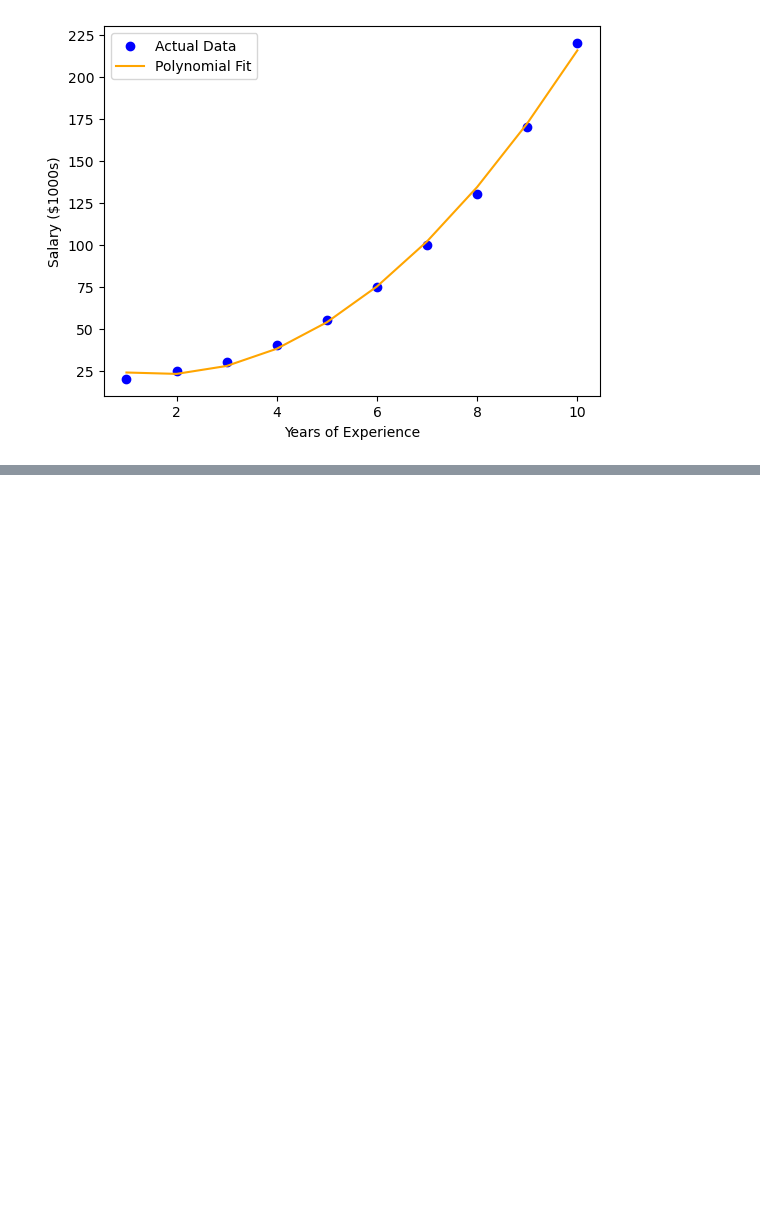
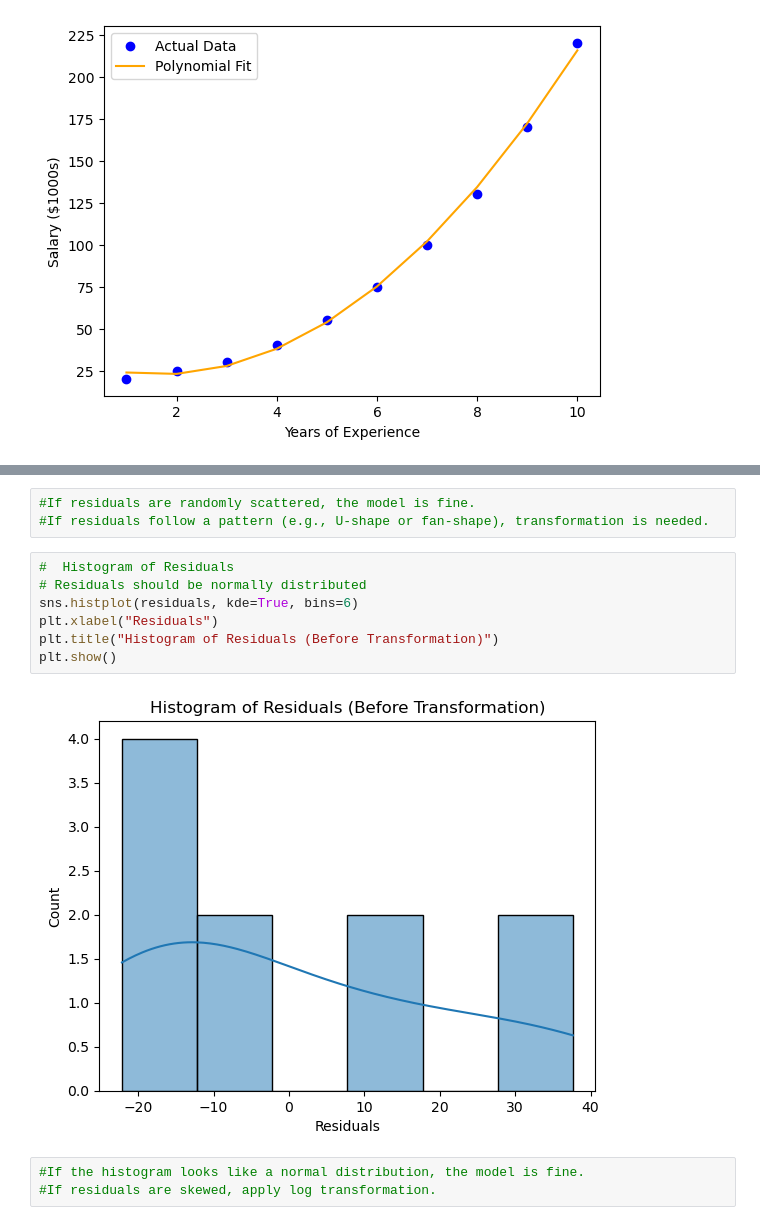
Before and after one commit to hadasssahamase/modeling_projects, a Jupyter notebook: simple_linearregression_model.ipynb, the cells around one changed output, grey strips where cells are left out. Cells and saved outputs as stored; diff of their text form; blank space fills up the shorter version.

```diff
--- a/simple_linearregression_model.ipynb
+++ b/simple_linearregression_model.ipynb
@@ -165,0 +201,15 @@ plt.show()
+# %%
+#If residuals are randomly scattered, the model is fine.
+#If residuals follow a pattern (e.g., U-shape or fan-shape), transformation is needed.
+# %%
+#  Histogram of Residuals
+# Residuals should be normally distributed
+sns.histplot(residuals, kde=True, bins=6)
+plt.xlabel("Residuals")
+plt.title("Histogram of Residuals (Before Transformation)")
+plt.show()
+# %% [output]
+[figure, added]
+# %%
+#If the histogram looks like a normal distribution, the model is fine.
+#If residuals are skewed, apply log transformation.
```
Also changed, not shown: parts of 21 cells of this notebook.
